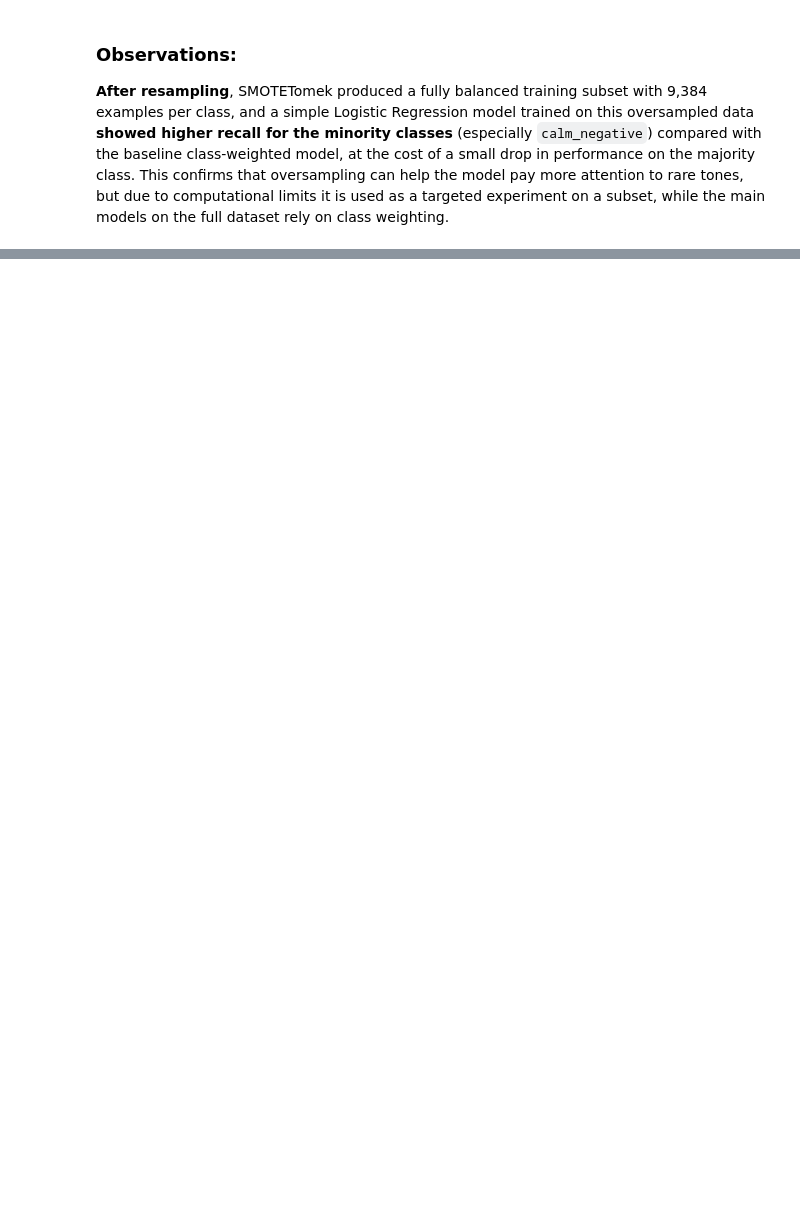
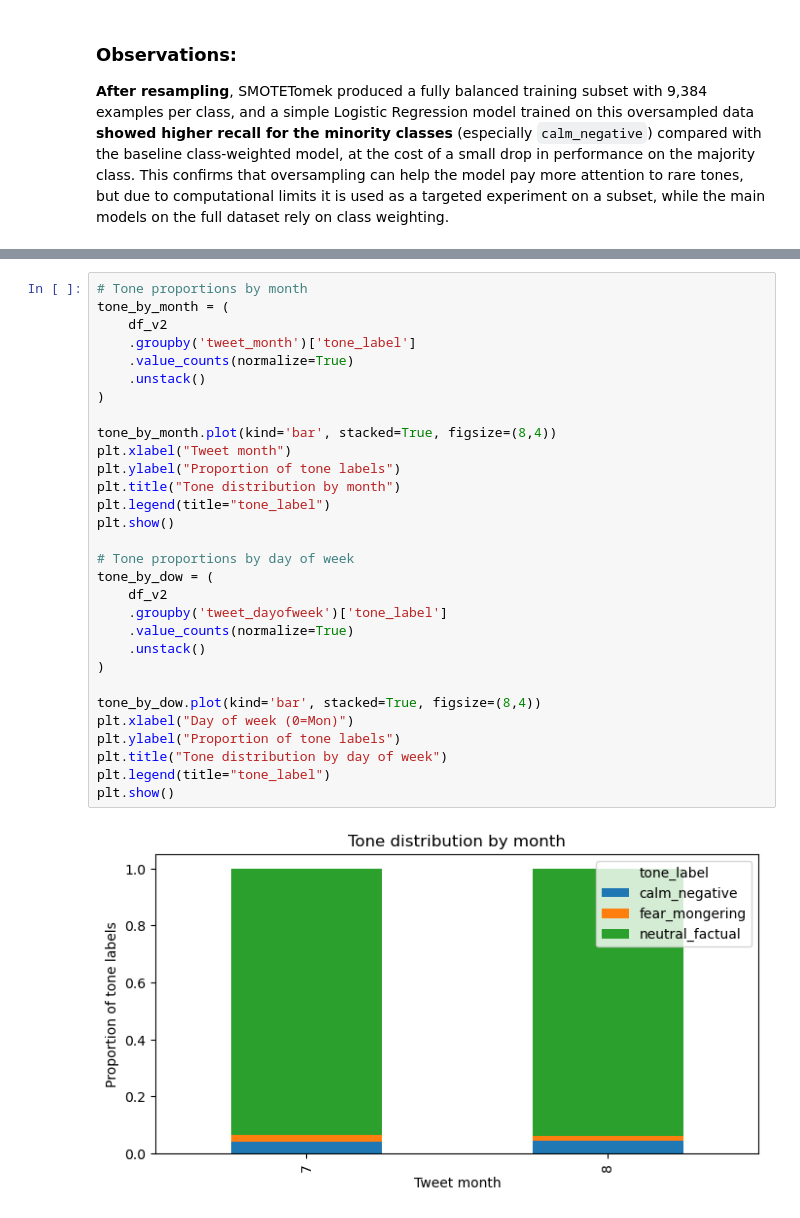
Before and after one commit to clarissecasicarino/sentiment-classifier, a Jupyter notebook: notebooks/classification_capstone.ipynb, the cells around one changed output, grey strips where cells are left out. Saved outputs shown, nothing was run; the diff lists cells and outputs as text; blank space fills up the shorter version.

```diff
--- a/notebooks/classification_capstone.ipynb
+++ b/notebooks/classification_capstone.ipynb
@@ -828,0 +866,32 @@ ChildProcessError: [Errno 10] No child processes
+# %%
+# Tone proportions by month
+tone_by_month = (
+    df_v2
+    .groupby('tweet_month')['tone_label']
+    .value_counts(normalize=True)
+    .unstack()
+)
+
+tone_by_month.plot(kind='bar', stacked=True, figsize=(8,4))
+plt.xlabel("Tweet month")
+plt.ylabel("Proportion of tone labels")
+plt.title("Tone distribution by month")
+plt.legend(title="tone_label")
+plt.show()
+
+# Tone proportions by day of week
+tone_by_dow = (
+    df_v2
+    .groupby('tweet_dayofweek')['tone_label']
+    .value_counts(normalize=True)
+    .unstack()
+)
+
+tone_by_dow.plot(kind='bar', stacked=True, figsize=(8,4))
+plt.xlabel("Day of week (0=Mon)")
+plt.ylabel("Proportion of tone labels")
+plt.title("Tone distribution by day of week")
+plt.legend(title="tone_label")
+plt.show()
+# %% [output]
+[figure, added]
```
Also changed, not shown: parts of 10 cells of this notebook.
